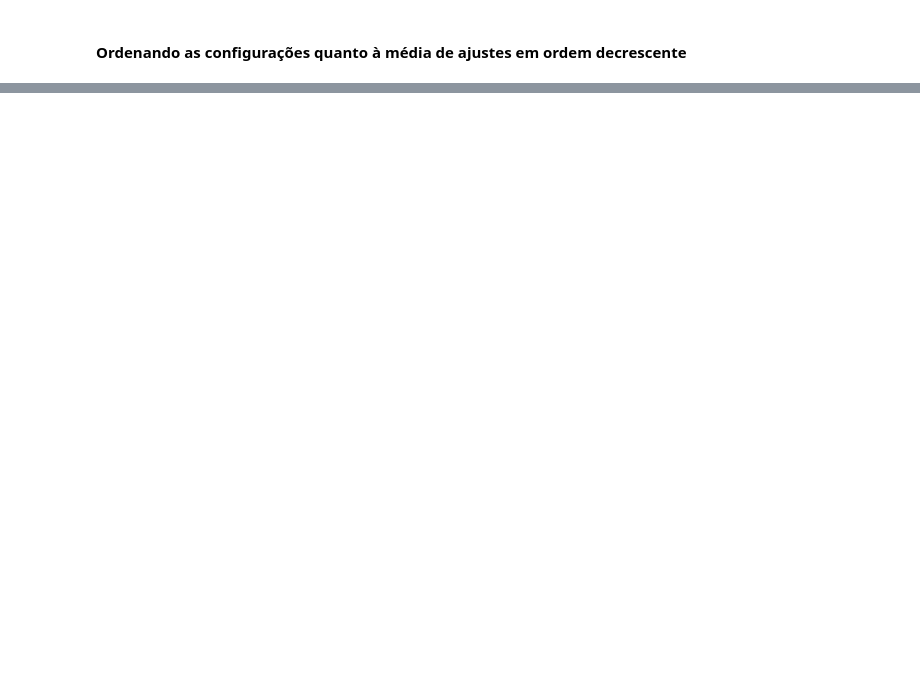
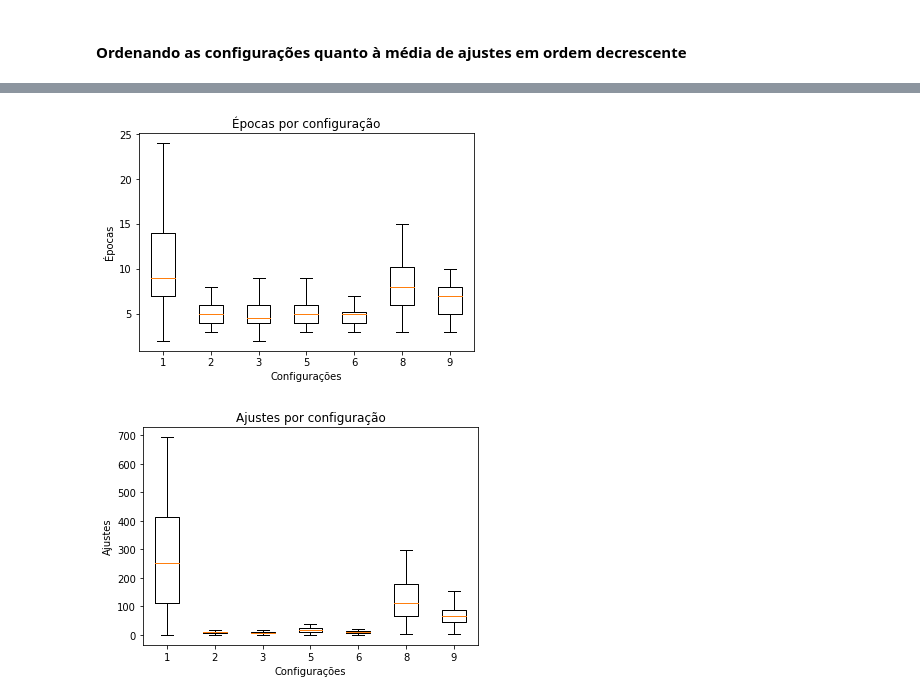
Before and after one commit to userddssilva/Perceptron-PP2-RNA2020.1, a Jupyter notebook: notebooks/Parte 2.ipynb, the cells around one changed output, grey strips where cells are left out. Saved outputs shown, nothing was run; the diff lists cells and outputs as text; code cells hidden in the pictures; blank space fills up the shorter version.

```diff
--- a/notebooks/Parte 2.ipynb
+++ b/notebooks/Parte 2.ipynb
@@ -452,6 +461,8 @@ for i in range(1, 101, 1):
     adjustments = np.append(adjustments, number_adjustments)
 
 
+c5e = epochs
+c5a = adjustments
 c5em = np.round(np.mean(epochs), 4)
 c5esd = np.round(np.std(epochs), 4)
 c5am = np.round(np.mean(adjustments), 4)
@@ -965,0 +1076,27 @@ adjusts_table.sort_values(by='Média', ascending=False)
+# %%
+#Boxplot para as épocas sem as configurações 4 e 7
+fig1 = plt.figure()
+ax1 = fig1.add_subplot(111)
+ax1.boxplot([c1e, c2e, c3e, c5e, c6e, c8e, c9e], showfliers=False,
+            labels = ['1','2','3','5','6','8','9'])
+
+ax1.set_title('Épocas por configuração')
+ax1.set_xlabel('Configurações')
+ax1.set_ylabel('Épocas')
+plt.show()
+
+
+#Boxplot para os ajustes sem as configurações 4 e 7
+fig2 = plt.figure()
+ax2 = fig2.add_subplot(111)
+ax2.boxplot([c1a, c2a, c3a, c5a, c6a, c8a, c9a], showfliers=False,
+            labels = ['1','2','3','5','6','8','9'])
+
+ax2.set_title('Ajustes por configuração')
+ax2.set_xlabel('Configurações')
+ax2.set_ylabel('Ajustes')
+
+plt.show()
+# %% [output]
+[figure, added]
+[figure, added]
```
Also changed, not shown: parts of 52 cells of this notebook.
